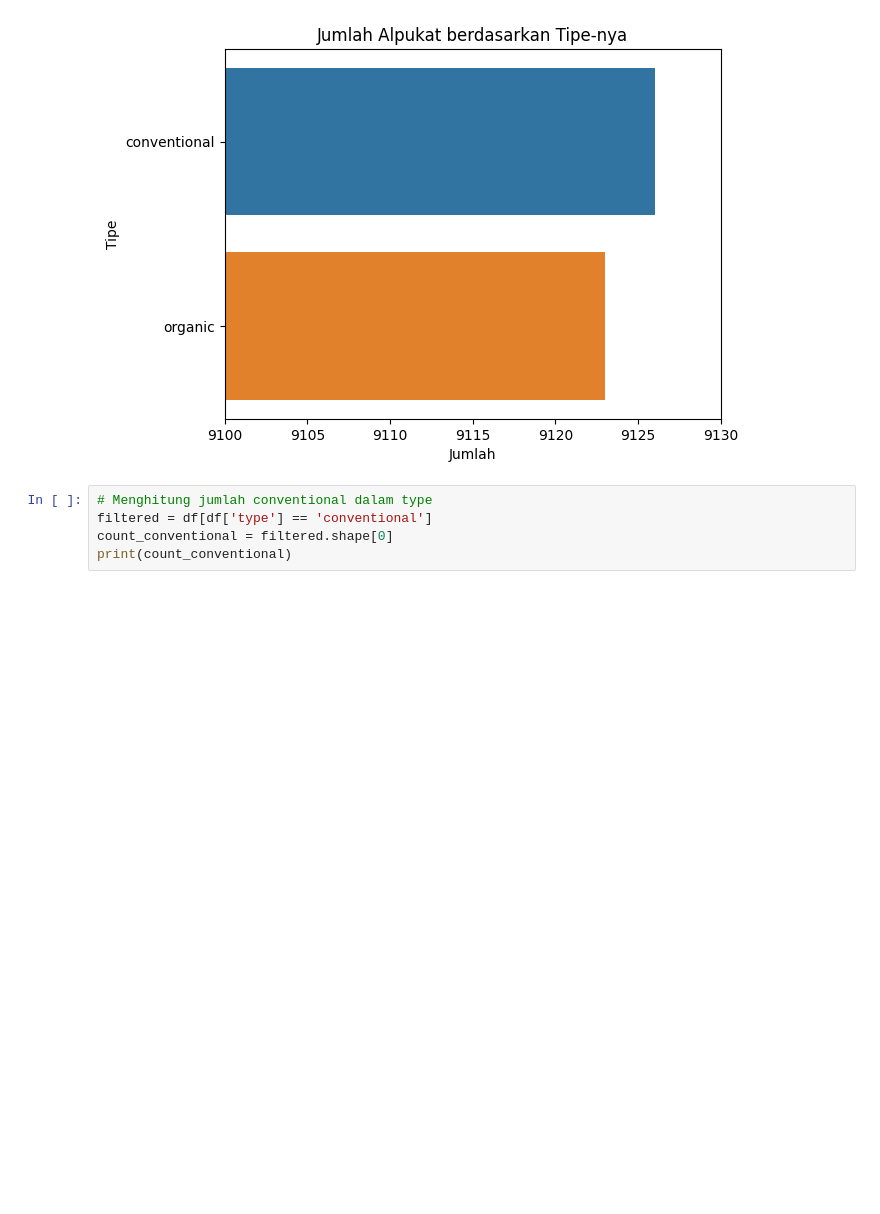
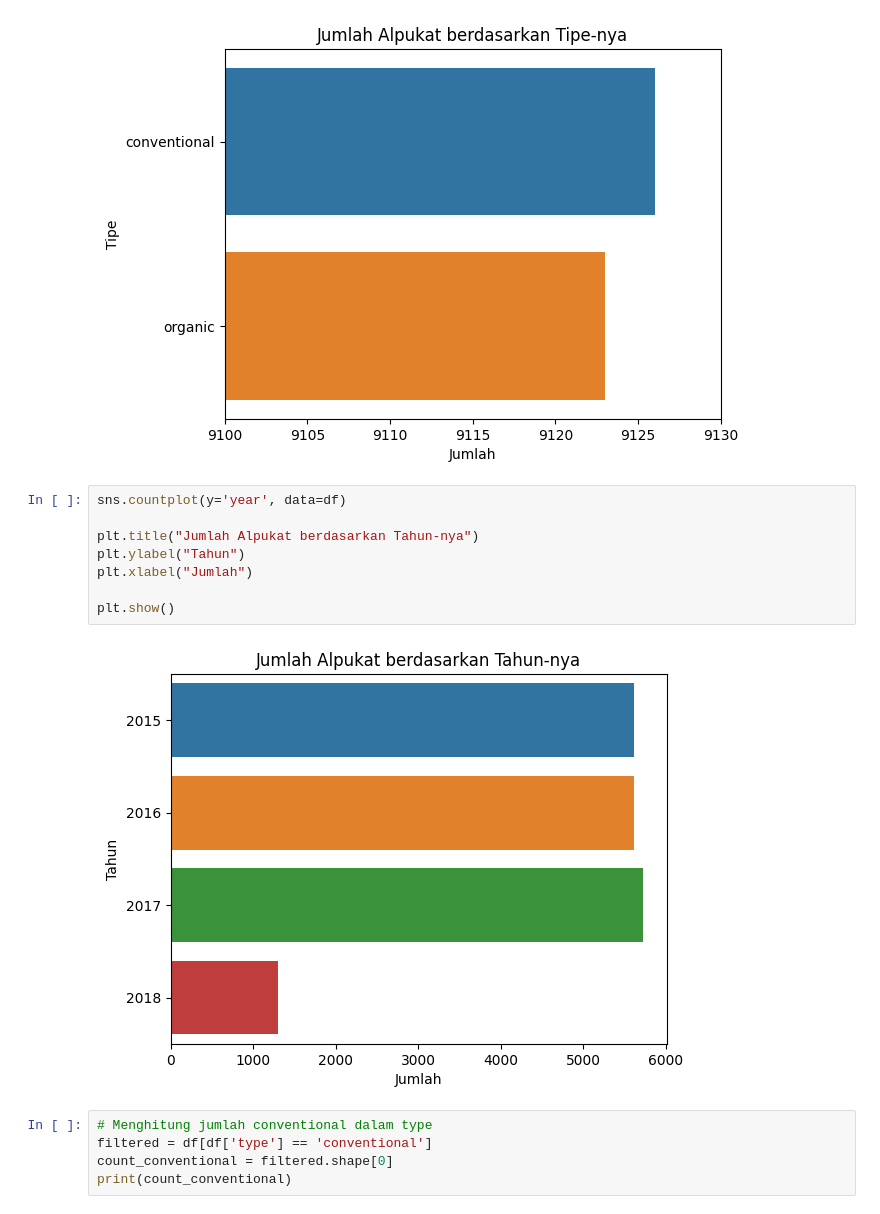
Before and after one commit to unabletoproceed/Tugas-Besar-Pemrograman-Python, a Jupyter notebook: ceritanya_alpukat.ipynb, the cells around one changed output. Cells and saved outputs as stored; diff of their text form; blank space fills up the shorter version.

```diff
--- a/ceritanya_alpukat.ipynb
+++ b/ceritanya_alpukat.ipynb
@@ -212,6 +354,16 @@ plt.xlim(9100, 9130)
 plt.show()
 # %% [output]
 [figure]
+# %%
+sns.countplot(y='year', data=df)
+
+plt.title("Jumlah Alpukat berdasarkan Tahun-nya")
+plt.ylabel("Tahun")
+plt.xlabel("Jumlah")
+
+plt.show()
+# %% [output]
+[figure, added]
 # %%
 # Menghitung jumlah conventional dalam type
 filtered = df[df['type'] == 'conventional']
```
Also changed, not shown: parts of 70 cells of this notebook.
